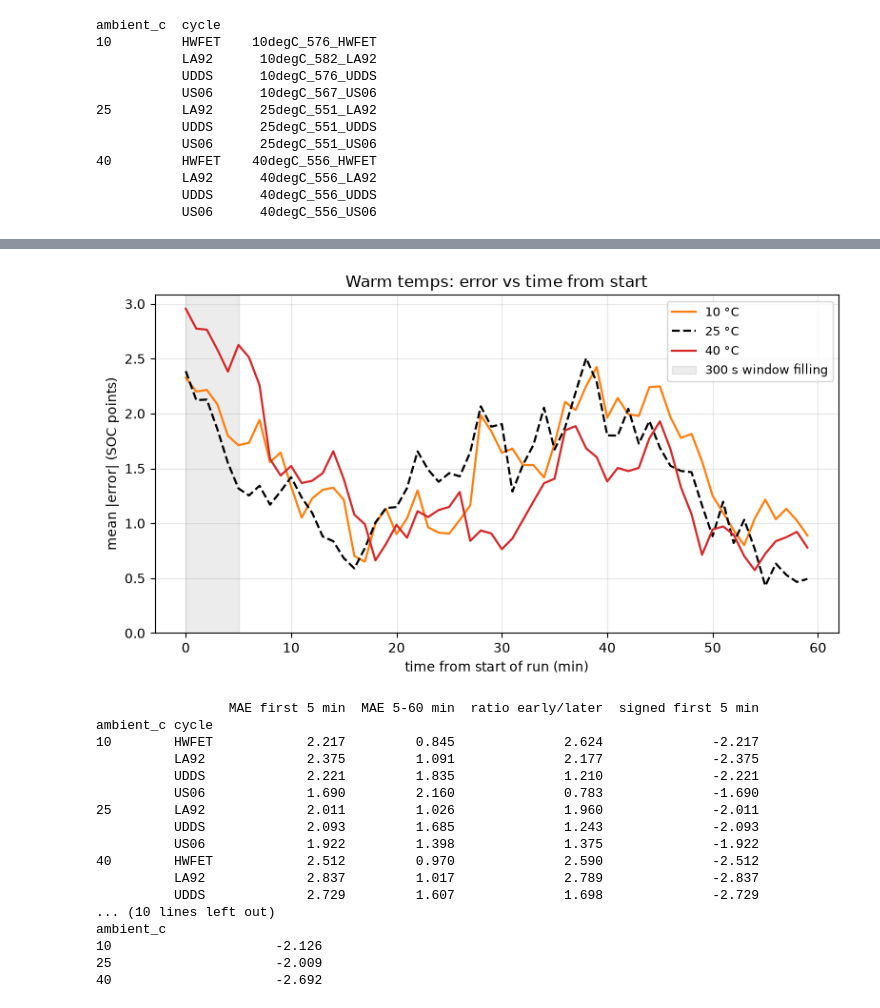
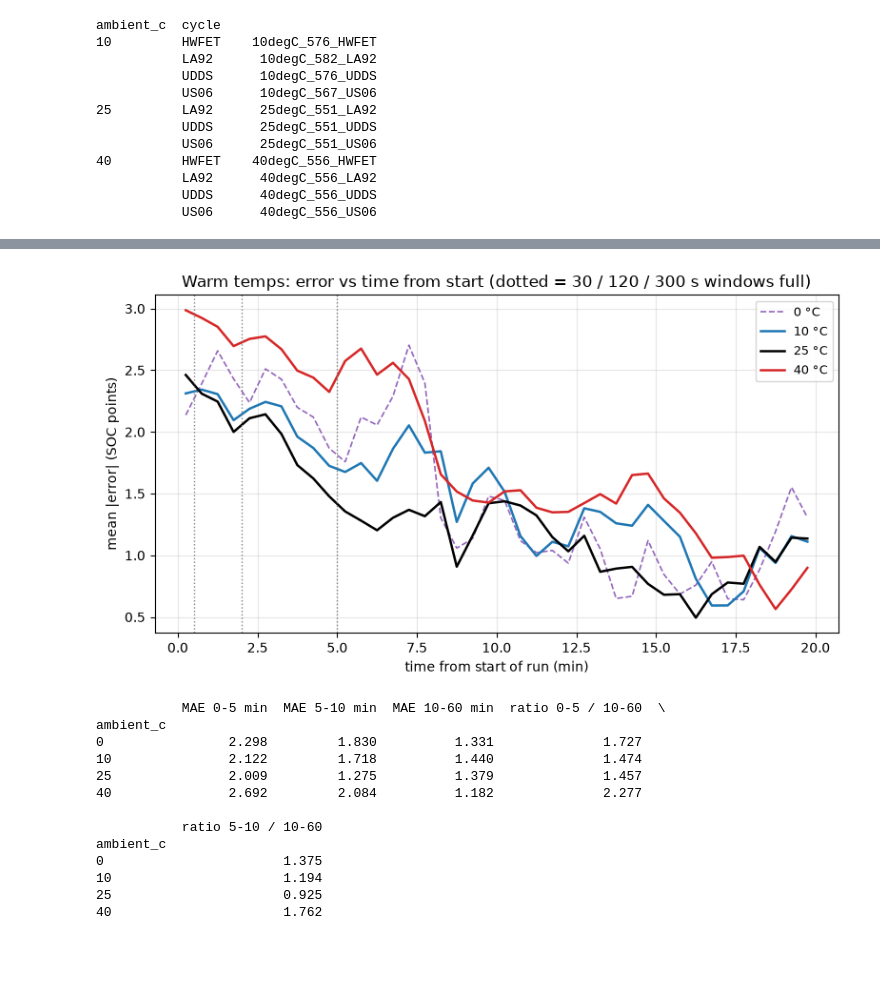
Before and after one commit to arynrosh/battery-life-cycle, a Jupyter notebook: notebooks/pos_temp_analysis.ipynb, the cells around one changed output, grey strips where cells are left out. Saved outputs shown, nothing was run; the diff lists cells and outputs as text; code cells hidden in the pictures; blank space fills up the shorter version.

Commit message:
Warm-temperature diagnosis: Sections 1-4 and conclusions; README update

```diff
--- a/notebooks/pos_temp_analysis.ipynb
+++ b/notebooks/pos_temp_analysis.ipynb
@@ -294,63 +225,51 @@ Correlation between voltage rise and prediction drift: -0.72
 # %%
-#error vs time from start, warm temps
+#warm error vs time, 30-s bins, first 20 min
 
-color_of = {10: "tab:orange", 25: "black", 40: "tab:red"}
-
-def error_curve(t, cycle=None):
-    """Mean |error| per 1-min bin (no rest tail, first 60 min)."""
-    g = warm[(warm["ambient_c"] == t) & (warm["segment"] != "rest tail") & (warm["t_min"] < 60)]
-    if cycle:
-        g = g[g["cycle"] == cycle]
-    return g, g.groupby(g["t_min"].floordiv(1))["abs_err"].mean()
+BIN_MIN = 0.5
+color_of = {0: "tab:purple", 10: "tab:blue", 25: "black", 40: "tab:red"}
 
 fig, ax = plt.subplots(figsize=(8, 4.5))
-for t in WARM:
-    _, binned = error_curve(t)
-    ax.plot(binned.index, binned.values, color=color_of[t],
-            ls="--" if t == REF else "-", lw=1.6, label=f"{t} °C")
-ax.axvspan(0, 5, color="grey", alpha=0.15, label="300 s window filling")
-ax.set_ylim(bottom=0)
+for t in SEG_TEMPS:
+    g = test[(test["ambient_c"] == t) & (test["segment"] != "rest tail") & (test["t_min"] < 20)]
+    binned = g.groupby(g["t_min"].floordiv(BIN_MIN) * BIN_MIN)["abs_err"].mean()
+    ax.plot(binned.index + BIN_MIN / 2, binned.values, color=color_of[t],
+            lw=1.2 if t == 0 else 1.8, ls="--" if t == 0 else "-", label=f"{t} °C")
+for w in [30, 120, 300]:
+    ax.axvline(w / 60, color="grey", ls=":", lw=1)
 ax.set_xlabel("time from start of run (min)")
 ax.set_ylabel("mean |error| (SOC points)")
-ax.set_title("Warm temps: error vs time from start")
+ax.set_title("Warm temps: error vs time from start (dotted = 30 / 120 / 300 s windows full)")
 ax.grid(alpha=0.3)
 ax.legend(fontsize=9)
 fig.tight_layout()
 fig.savefig(FIG_DIR / "warm_error_vs_time.png", dpi=150)
 plt.show()
 # %% [output]
-[figure, old version]
+[figure, new version]
 # %%
-#MAE first 5 min vs 5-60 min, per temp and per cycle
+#MAE early vs later, warm temps
 
 summary_rows = []
-for (t, cyc), g in warm[(warm["segment"] != "rest tail") & (warm["t_min"] < 60)].groupby(["ambient_c", "cycle"]):
-    early_mae = g.loc[g["t_min"] < 5, "abs_err"].mean()
-    later_mae = g.loc[g["t_min"] >= 5, "abs_err"].mean()
-    summary_rows.append({"ambient_c": t, "cycle": cyc,
-                         "MAE first 5 min": early_mae,
-                         "MAE 5-60 min": later_mae,
-                         "ratio early/later": early_mae / later_mae,
-                         "signed first 5 min": g.loc[g["t_min"] < 5, "err"].mean()})
-early_vs_later = pd.DataFrame(summary_rows).set_index(["ambient_c", "cycle"])
-print(early_vs_later.round(3).to_string())
-print("\nper temp (mean of cycles):")
-print(early_vs_later.groupby("ambient_c").mean().round(3))
+for t in SEG_TEMPS:
+    g = test[(test["ambient_c"] == t) & (test["segment"] != "rest tail") & (test["t_min"] < 60)]
+    a = g.loc[g["t_min"] < 5, "abs_err"].mean()
+    b = g.loc[(g["t_min"] >= 5) & (g["t_min"] < 10), "abs_err"].mean()
+    c = g.loc[g["t_min"] >= 10, "abs_err"].mean()
+    summary_rows.append({"ambient_c": t, "MAE 0-5 min": a, "MAE 5-10 min": b, "MAE 10-60 min": c,
+                         "ratio 0-5 / 10-60": a / c, "ratio 5-10 / 10-60": b / c})
+early_vs_later = pd.DataFrame(summary_rows).set_index("ambient_c")
+print(early_vs_later.round(3))
 # %% [output]
-                 MAE first 5 min  MAE 5-60 min  ratio early/later  signed first 5 min
-ambient_c cycle
-10        HWFET            2.217         0.845              2.624              -2.217
-          LA92             2.375         1.091              2.177              -2.375
-          UDDS             2.221         1.835              1.210              -2.221
-          US06             1.690         2.160              0.783              -1.690
-25        LA92             2.011         1.026              1.960              -2.011
-          UDDS             2.093         1.685              1.243              -2.093
-          US06             1.922         1.398              1.375              -1.922
-40        HWFET            2.512         0.970              2.590              -2.512
-          LA92             2.837         1.017              2.789              -2.837
-          UDDS             2.729         1.607              1.698              -2.729
-... (10 lines left out)
+           MAE 0-5 min  MAE 5-10 min  MAE 10-60 min  ratio 0-5 / 10-60  \
 ambient_c
-10                     -2.126
-25                     -2.009
-40                     -2.692
+0                2.298         1.830          1.331              1.727
+10               2.122         1.718          1.440              1.474
+25               2.009         1.275          1.379              1.457
+40               2.692         2.084          1.182              2.277
+
+           ratio 5-10 / 10-60
+ambient_c
+0                       1.375
+10                      1.194
+25                      0.925
+40                      1.762
```
Also changed, not shown: parts of 18 cells of this notebook, 1 other file.
